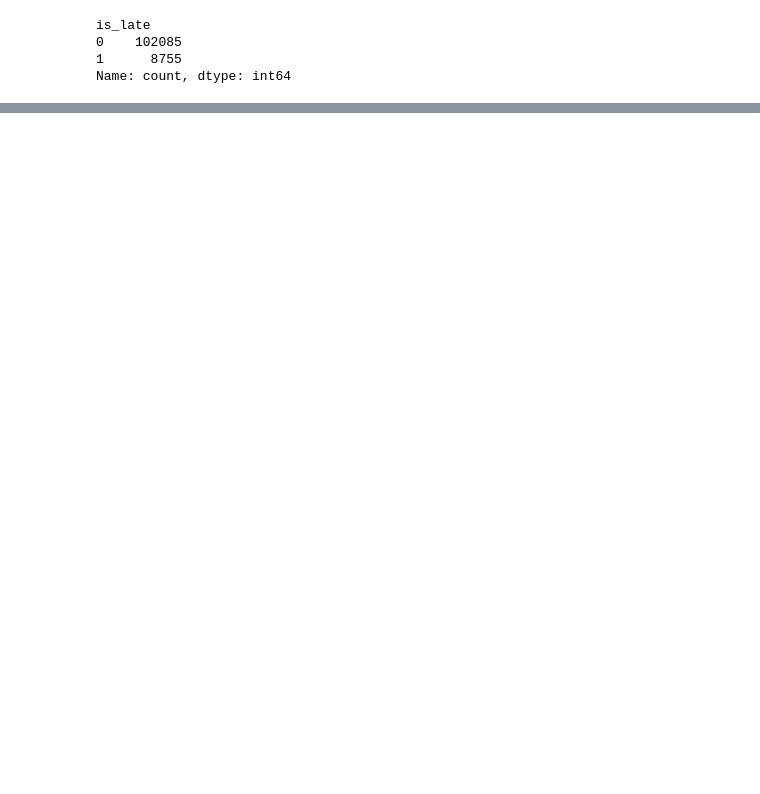
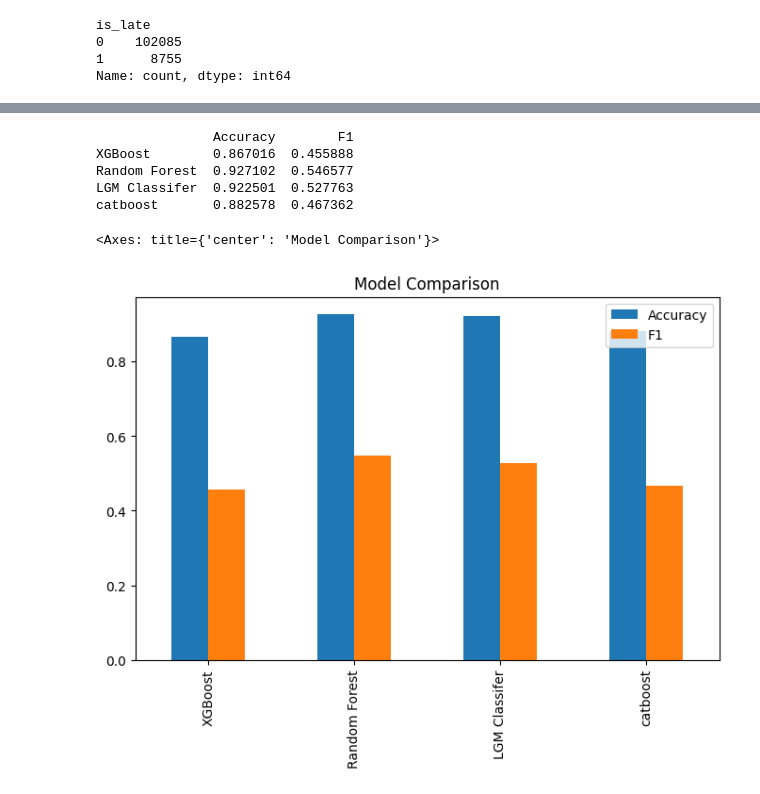
Before and after one commit to taahaasrarahmed/late-delivery-classifier, a Jupyter notebook: notebooks/pred_delivery.ipynb, the cells around one changed output, grey strips where cells are left out. Cells and saved outputs as stored; diff of their text form; code cells hidden in the pictures; blank space fills up the shorter version.

```diff
--- a/notebooks/pred_delivery.ipynb
+++ b/notebooks/pred_delivery.ipynb
@@ -368,4 +361,9 @@ print("Accuracy:", accuracy_score(y_test, y_pred))
 print("F1:", f1_score(y_test, y_pred))
 print("ROC AUC:", roc_auc_score(y_test, y_proba))
 print(classification_report(y_test, y_pred))
+
+results['LGM Classifer'] = {
+    'Accuracy': accuracy_score(y_test, y_pred),
+    'F1': f1_score(y_test, y_pred)
+}
 # %% [output]
@@ -395,3 +411,8 @@ print("Accuracy:", accuracy_score(y_test, y_pred))
 print("F1:", f1_score(y_test, y_pred))
 print("ROC AUC:", roc_auc_score(y_test, y_proba))
 print(classification_report(y_test, y_pred))
+
+results['catboost'] = {
+    'Accuracy': accuracy_score(y_test, y_pred),
+    'F1': f1_score(y_test, y_pred)
+}
@@ -397,0 +435,14 @@ print(classification_report(y_test, y_pred))
+# %%
+# Plot final model comparison
+
+results_df = pd.DataFrame(results).T
+print(results_df)
+results_df.plot(kind='bar', figsize=(8,5), title="Model Comparison")
+# %% [output]
+               Accuracy        F1
+XGBoost        0.867016  0.455888
+Random Forest  0.927102  0.546577
+LGM Classifer  0.922501  0.527763
+catboost       0.882578  0.467362
+<Axes: title={'center': 'Model Comparison'}>
+[figure, added]
```
Also changed, not shown: parts of 10 cells of this notebook.
